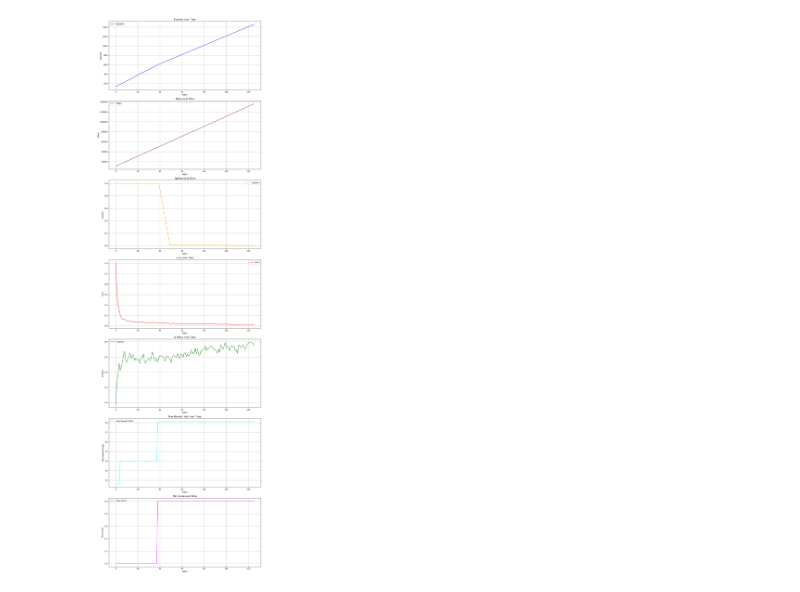
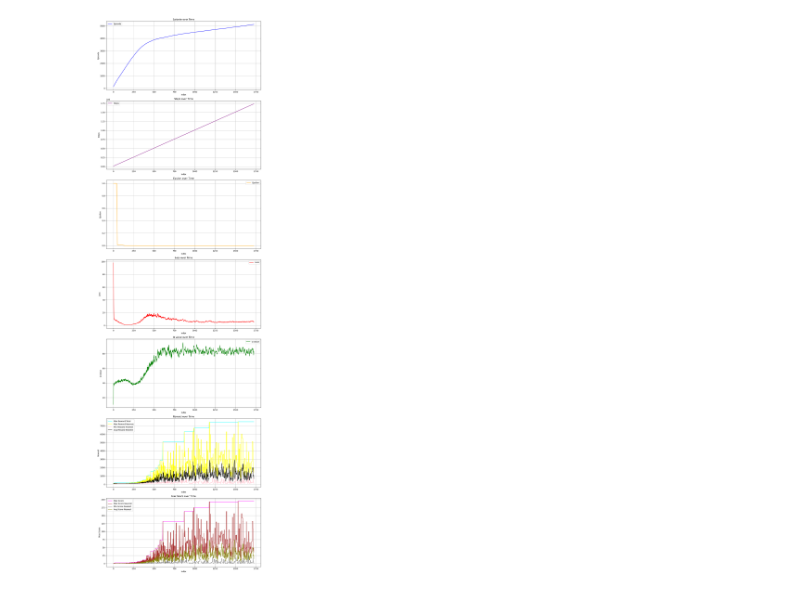
Before and after one commit to WhizZest/Book_Code_RL, a Jupyter notebook: ch07_值函数逼近/非线性逼近/FlappyBird-rgb/readCSV.ipynb, the cells around one changed output. Drawn from its saved outputs; the diff is of its cells as text; code cells hidden in the pictures.

```diff
--- a/ch07_值函数逼近/非线性逼近/FlappyBird-rgb/readCSV.ipynb
+++ b/ch07_值函数逼近/非线性逼近/FlappyBird-rgb/readCSV.ipynb
@@ -11,7 +11,7 @@ def plot_csv_data(file_name, num_last_episodes=None):
         data = pd.read_csv(file_name)
 
         # 检查文件中是否包含需要的列
-        required_columns = ["Time", "episode", "Steps", "epsilon", "loss", "Q_value", "max_reward_total", "max_score"]
+        required_columns = ["Time", "episode", "Steps", "epsilon", "loss", "Q_value", "max_reward_total", "max_score", "max_score_nearest", "min_score_nearest", "avg_score_nearest", "max_reward_nearest", "min_reward_nearest", "avg_reward_nearest"]
         if not all(col in data.columns for col in required_columns):
             print(f"文件中缺少以下必需列：{set(required_columns) - set(data.columns)}")
             return
@@ -68,37 +68,43 @@ def plot_csv_data(file_name, num_last_episodes=None):
         plt.grid()
         plt.legend()
 
-        # 绘制 max_reward_total 图像
+        # 绘制 max_reward_total、max_reward_nearest、min_reward_nearest、avg_reward_nearest 图像
         plt.subplot(7, 1, 6)
         plt.plot(data["max_reward_total"], label="Max Reward Total", color='cyan')
+        plt.plot(data["max_reward_nearest"], label="Max Reward Nearest", color='yellow')
+        plt.plot(data["min_reward_nearest"], label="Min Reward Nearest", color='pink')
+        plt.plot(data["avg_reward_nearest"], label="Avg Reward Nearest", color='black')
         plt.xlabel("Index")
-        plt.ylabel("Max Reward Total")
-        plt.title("Max Reward Total over Time")
+        plt.ylabel("Reward")
+        plt.title("Reward over Time")
         plt.grid()
         plt.legend()
 
-        # 绘制 max_score 图像
+        # 绘制 max_score,max_score_nearest,min_score_nearest,avg_score_nearest 图像
         plt.subplot(7, 1, 7)
         plt.plot(data["max_score"], label="Max Score", color='magenta')
+        plt.plot(data["max_score_nearest"], label="Max Score Nearest", color='brown')
+        plt.plot(data["min_score_nearest"], label="Min Score Nearest", color='gray')
+        plt.plot(data["avg_score_nearest"], label="Avg Score Nearest", color='olive')
         plt.xlabel("Index")
         plt.ylabel("Max Score")
         plt.title("Max Score over Time")
         plt.grid()
         plt.legend()
 
         # 调整布局并显示图像
         plt.tight_layout()
         plt.show()
 
     except FileNotFoundError:
         print("文件未找到，请检查文件名后重试。")
     except pd.errors.EmptyDataError:
         print("文件为空，请检查文件内容。")
     except Exception as e:
         print(f"发生错误：{e}")
 
-csv_file = f'dueling_dqn_noise_MultiStep_PER_2024-12-23_00-05-25.csv'
+csv_file = f'dueling_dqn_noise_MultiStep_PER_2024-12-24_10-45-35.csv'
 # 调用函数，只显示最后 100 个数据
 plot_csv_data(csv_file)
 # %% [output]
-[figure, old version]
+[figure, new version]
```
Also changed, not shown: 6 other files.
